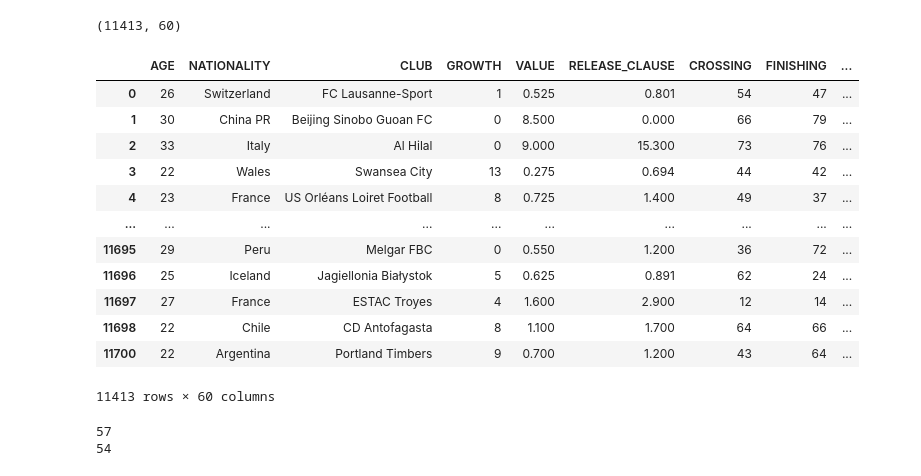
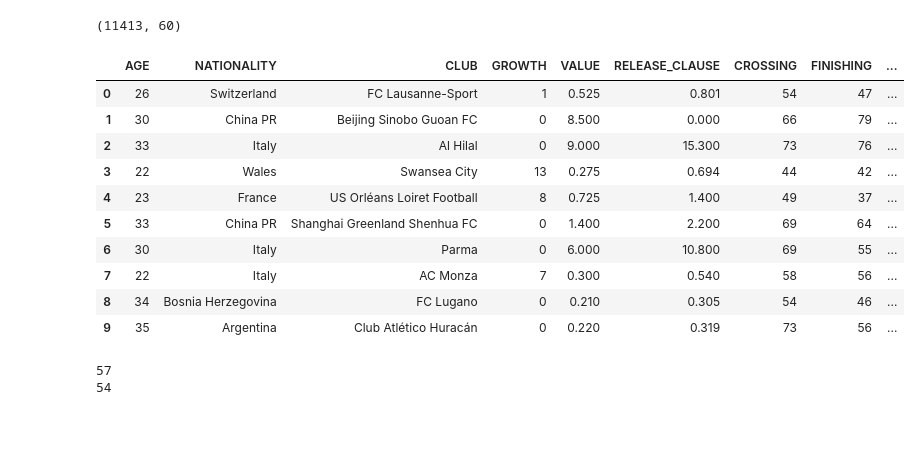
Before and after one commit to jeaend/FIFA_21_Prediction_Model, a Jupyter notebook: 2_process_FIFA.ipynb, the cells around one changed output. Cells and saved outputs as stored; diff of their text form; code cells hidden in the pictures; blank space fills up the shorter version.

```diff
--- a/2_process_FIFA.ipynb
+++ b/2_process_FIFA.ipynb
@@ -30,21 +28,19 @@ data.shape
 # %% [output]
 (11413, 60)
 # %%
-data
+data.head(10)
 # %% [output]
 |  | AGE | NATIONALITY | CLUB | GROWTH | VALUE | RELEASE_CLAUSE | CROSSING | FINISHING | ... |
 | 0 | 26 | Switzerland | FC Lausanne-Sport | 1 | 0.525 | 0.801 | 54 | 47 | ... |
 | 1 | 30 | China PR | Beijing Sinobo Guoan FC | 0 | 8.500 | 0.000 | 66 | 79 | ... |
 | 2 | 33 | Italy | Al Hilal | 0 | 9.000 | 15.300 | 73 | 76 | ... |
 | 3 | 22 | Wales | Swansea City | 13 | 0.275 | 0.694 | 44 | 42 | ... |
 | 4 | 23 | France | US Orléans Loiret Football | 8 | 0.725 | 1.400 | 49 | 37 | ... |
-| ... | ... | ... | ... | ... | ... | ... | ... | ... | ... |
-| 11695 | 29 | Peru | Melgar FBC | 0 | 0.550 | 1.200 | 36 | 72 | ... |
-| 11696 | 25 | Iceland | Jagiellonia Białystok | 5 | 0.625 | 0.891 | 62 | 24 | ... |
-| 11697 | 27 | France | ESTAC Troyes | 4 | 1.600 | 2.900 | 12 | 14 | ... |
-| 11698 | 22 | Chile | CD Antofagasta | 8 | 1.100 | 1.700 | 64 | 66 | ... |
-| 11700 | 22 | Argentina | Portland Timbers | 9 | 0.700 | 1.200 | 43 | 64 | ... |
+| 5 | 33 | China PR | Shanghai Greenland Shenhua FC | 0 | 1.400 | 2.200 | 69 | 64 | ... |
+| 6 | 30 | Italy | Parma | 0 | 6.000 | 10.800 | 69 | 55 | ... |
+| 7 | 22 | Italy | AC Monza | 7 | 0.300 | 0.540 | 58 | 56 | ... |
+| 8 | 34 | Bosnia Herzegovina | FC Lugano | 0 | 0.210 | 0.305 | 54 | 46 | ... |
+| 9 | 35 | Argentina | Club Atlético Huracán | 0 | 0.220 | 0.319 | 73 | 56 | ... |
-11413 rows × 60 columns
 # %%
 numerical = data.select_dtypes(include=np.number)
 numerical['OVA'] = data['OVA']
```
Also changed, not shown: parts of 3 cells of this notebook, 2 other files.
